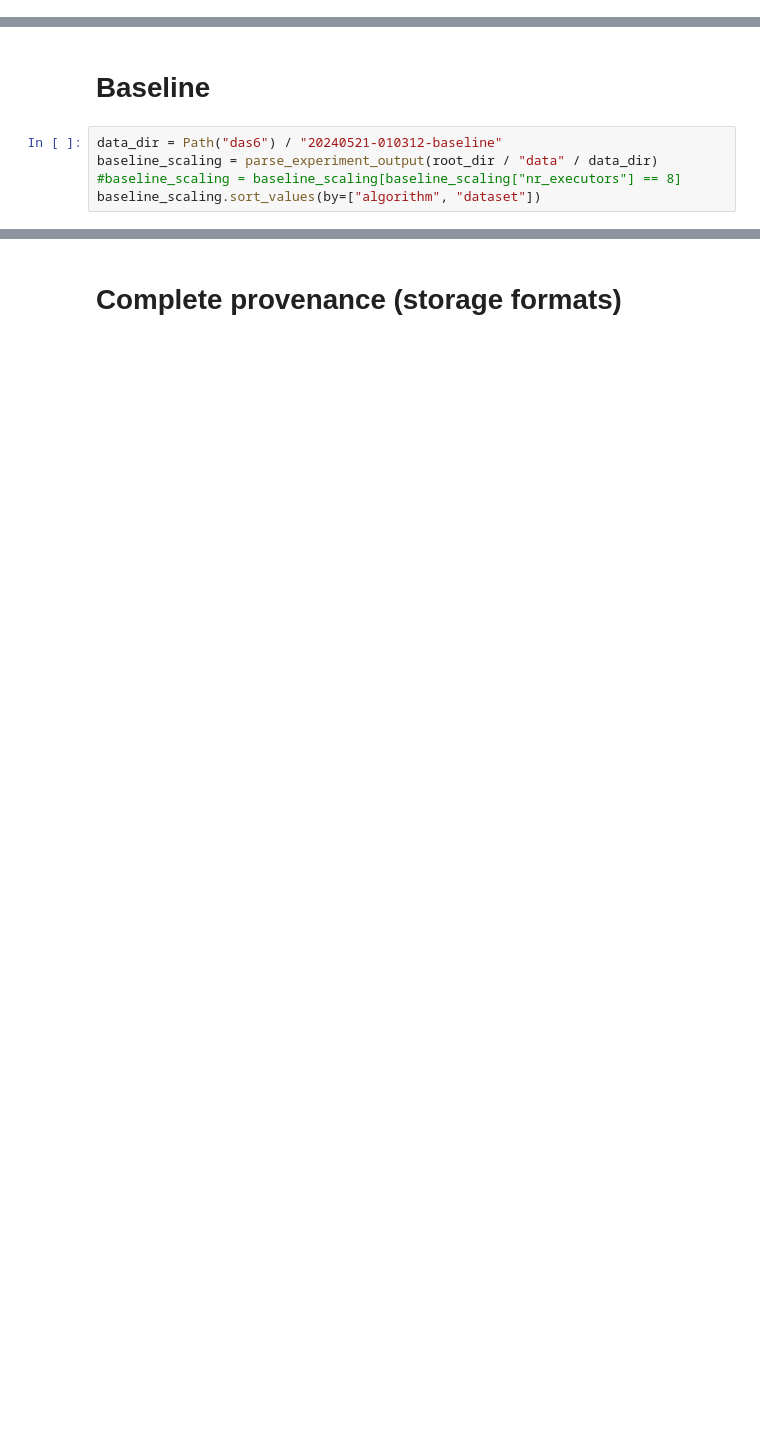
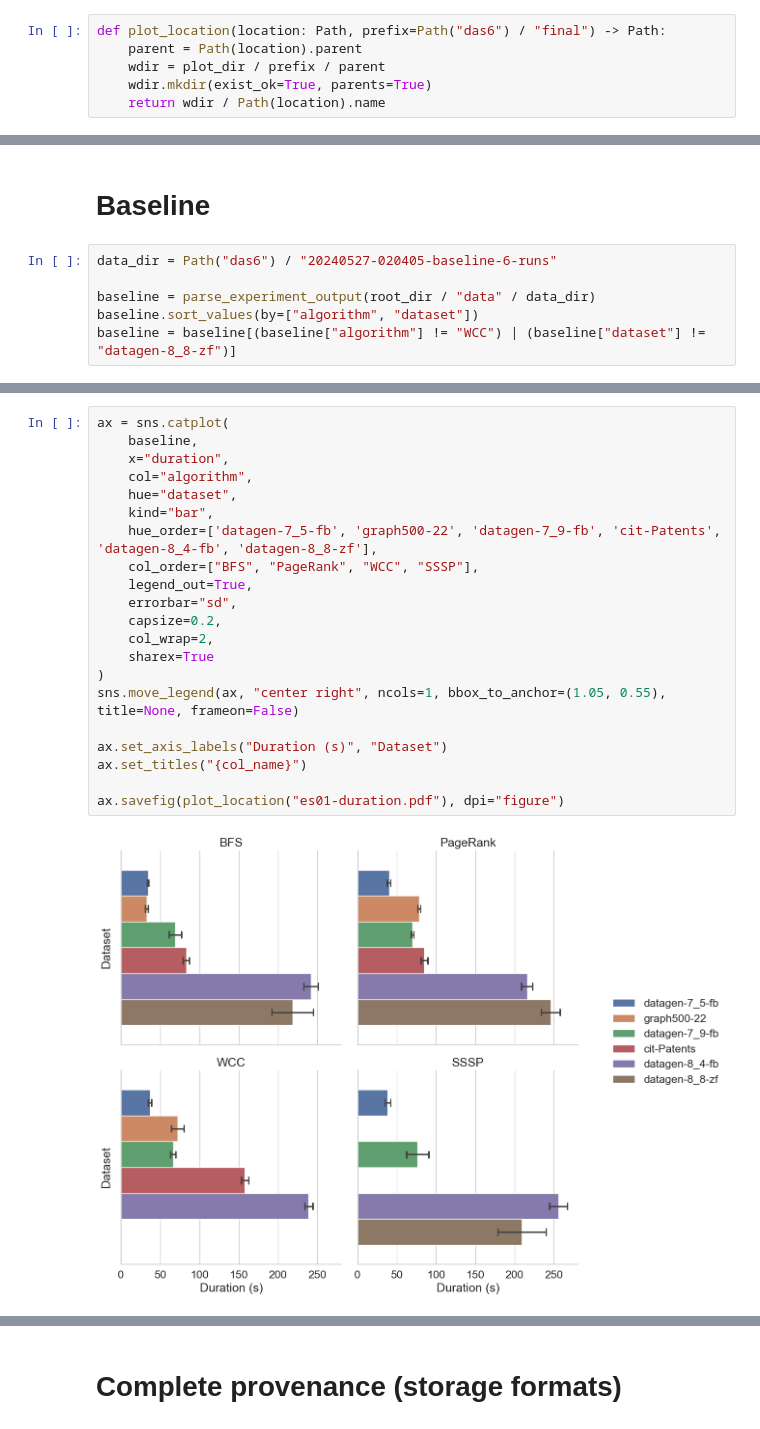
Before and after one commit to atlarge-research/provx, a Jupyter notebook: results/src/plots.ipynb, the cells around one changed output, grey strips where cells are left out. Drawn from its saved outputs; the diff is of its cells as text; blank space fills up the shorter version.

```diff
--- a/results/src/plots.ipynb
+++ b/results/src/plots.ipynb
@@ -125,0 +93,6 @@ bar_colors = matplotlib.colormaps.get_cmap("tab20")
+# %%
+def plot_location(location: Path, prefix=Path("das6") / "final") -> Path:
+    parent = Path(location).parent
+    wdir = plot_dir / prefix / parent
+    wdir.mkdir(exist_ok=True, parents=True)
+    return wdir / Path(location).name
@@ -126,7 +150,8 @@ bar_colors = matplotlib.colormaps.get_cmap("tab20")
 # %% [markdown]
 # Baseline
 # %%
-data_dir = Path("das6") / "20240521-010312-baseline"
-baseline_scaling = parse_experiment_output(root_dir / "data" / data_dir)
-#baseline_scaling = baseline_scaling[baseline_scaling["nr_executors"] == 8]
-baseline_scaling.sort_values(by=["algorithm", "dataset"])
+data_dir = Path("das6") / "20240527-020405-baseline-6-runs"
+
+baseline = parse_experiment_output(root_dir / "data" / data_dir)
+baseline.sort_values(by=["algorithm", "dataset"])
+baseline = baseline[(baseline["algorithm"] != "WCC") | (baseline["dataset"] != "datagen-8_8-zf")]
@@ -247,0 +182,23 @@ plt.clf()
+# %%
+ax = sns.catplot(
+    baseline,
+    x="duration",
+    col="algorithm",
+    hue="dataset",
+    kind="bar",
+    hue_order=['datagen-7_5-fb', 'graph500-22', 'datagen-7_9-fb', 'cit-Patents', 'datagen-8_4-fb', 'datagen-8_8-zf'],
+    col_order=["BFS", "PageRank", "WCC", "SSSP"],
+    legend_out=True,
+    errorbar="sd",
+    capsize=0.2,
+    col_wrap=2,
+    sharex=True
+)
+sns.move_legend(ax, "center right", ncols=1, bbox_to_anchor=(1.05, 0.55), title=None, frameon=False)
+
+ax.set_axis_labels("Duration (s)", "Dataset")
+ax.set_titles("{col_name}")
+
+ax.savefig(plot_location("es01-duration.pdf"), dpi="figure")
+# %% [output]
+[figure, added]
```
Also changed, not shown: parts of 107 cells of this notebook, 52 other files.
